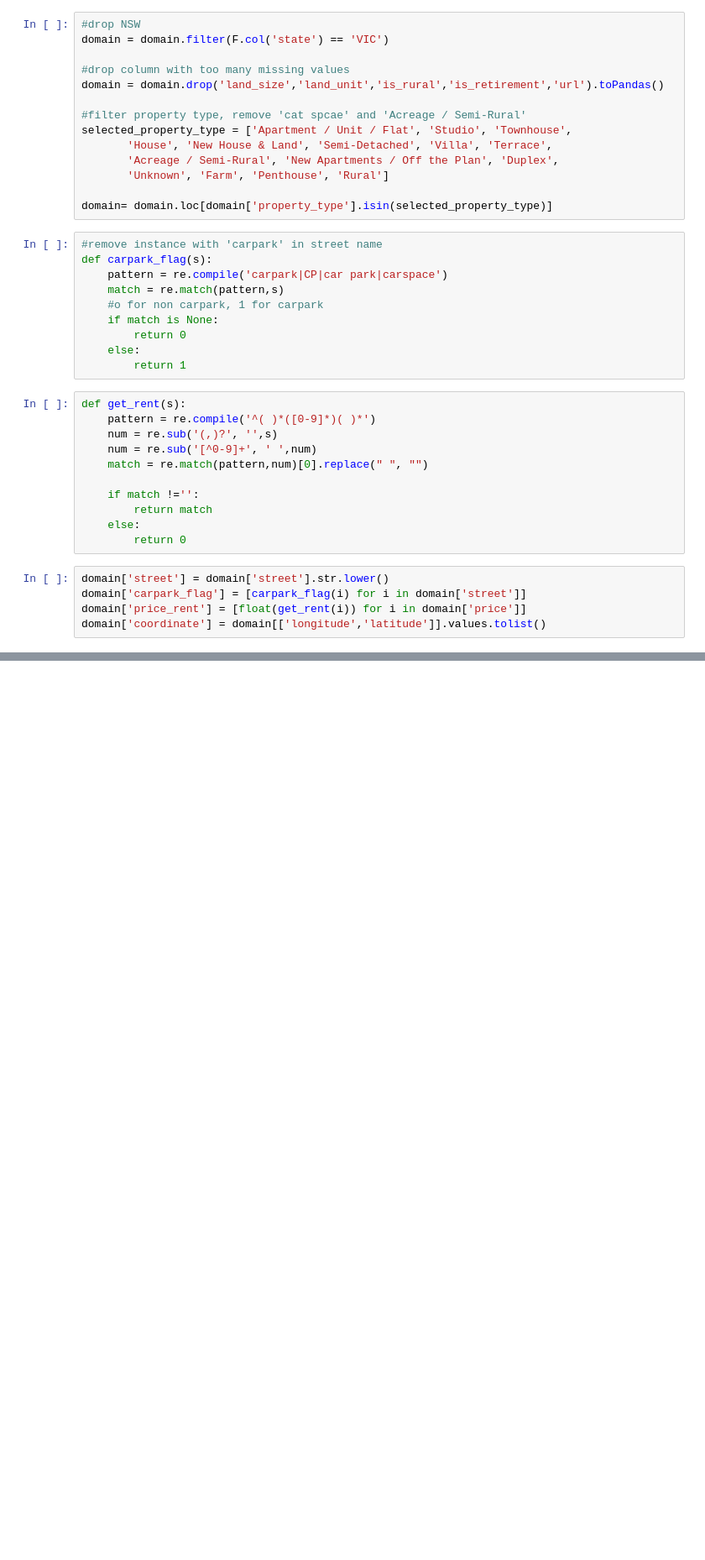
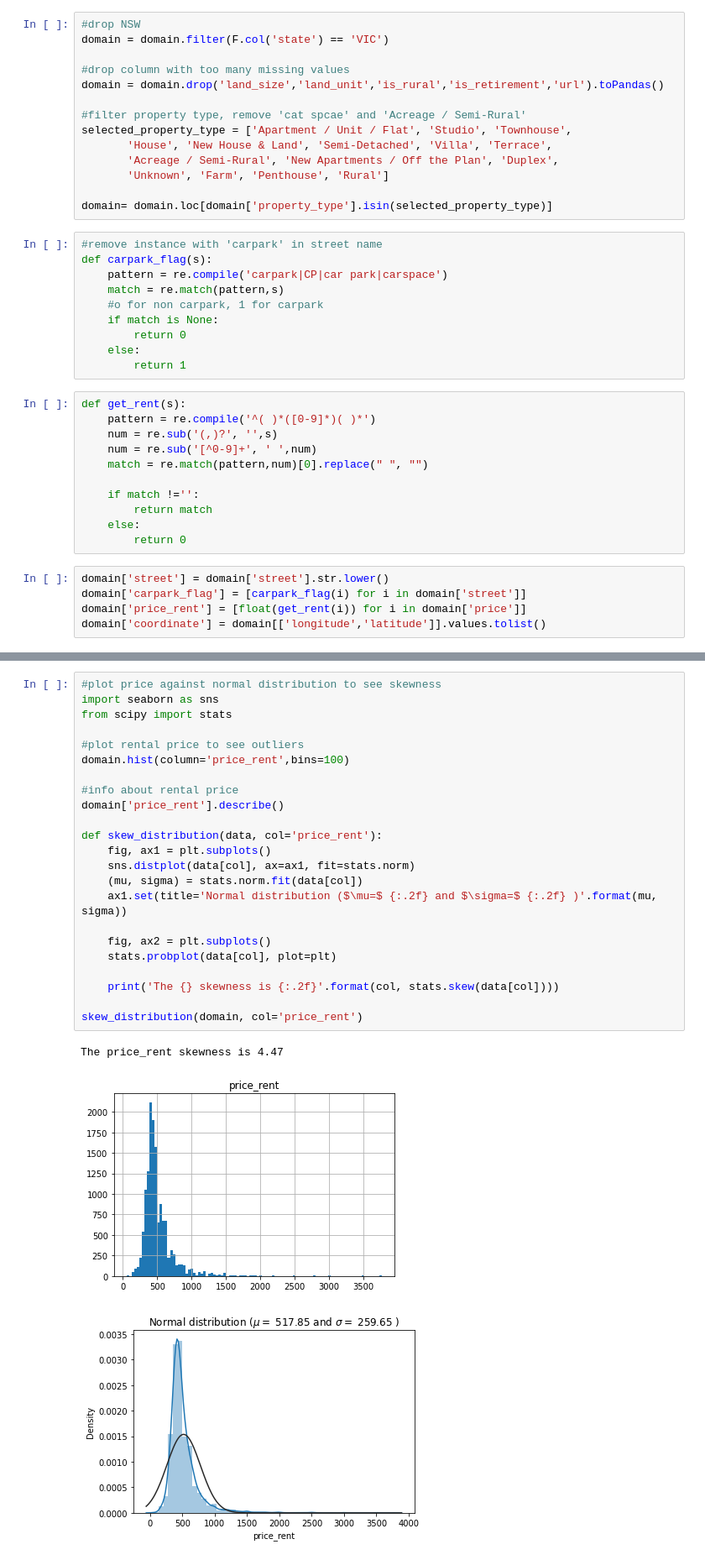
Before and after one commit to MAST30034-Applied-Data-Science/generic-real-estate-consulting-project-group-7, a Jupyter notebook: notebooks/Join.ipynb, the cells around one changed output, grey strips where cells are left out. Shown at 84% size. Drawn from its saved outputs; the diff is of its cells as text; blank space fills up the shorter version.

```diff
--- a/notebooks/Join.ipynb
+++ b/notebooks/Join.ipynb
@@ -148,0 +127,27 @@ Timeout:
+# %%
+#plot price against normal distribution to see skewness
+import seaborn as sns
+from scipy import stats
+
+#plot rental price to see outliers
+domain.hist(column='price_rent',bins=100)
+
+#info about rental price
+domain['price_rent'].describe()
+
+def skew_distribution(data, col='price_rent'):
+    fig, ax1 = plt.subplots()
+    sns.distplot(data[col], ax=ax1, fit=stats.norm)
+    (mu, sigma) = stats.norm.fit(data[col])
+    ax1.set(title='Normal distribution ($\mu=$ {:.2f} and $\sigma=$ {:.2f} )'.format(mu, sigma))
+
+    fig, ax2 = plt.subplots()
+    stats.probplot(data[col], plot=plt)
+
+    print('The {} skewness is {:.2f}'.format(col, stats.skew(data[col])))
+
+skew_distribution(domain, col='price_rent')
+# %% [output]
+The price_rent skewness is 4.47
+[figure, added]
+[figure, added]
```
Also changed, not shown: parts of 17 cells of this notebook.
